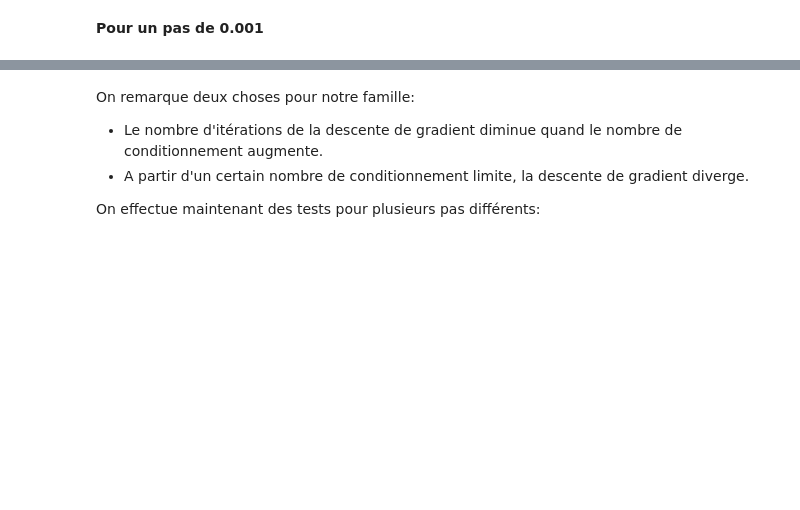
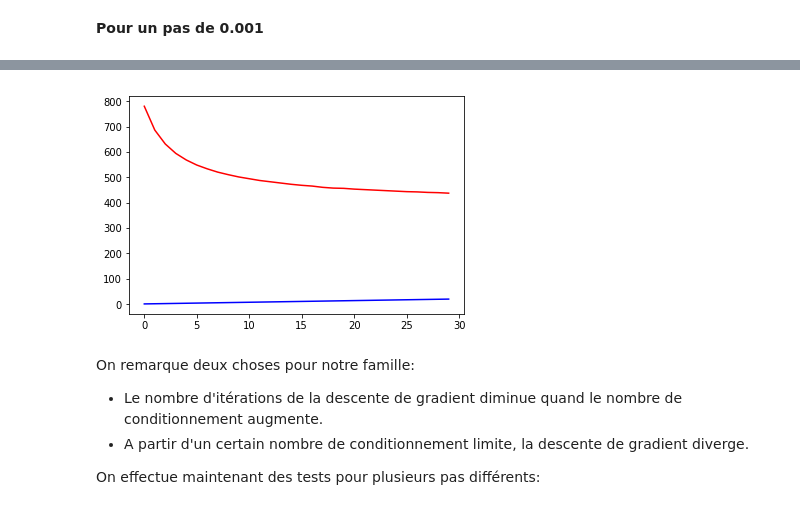
Before and after one commit to Garfounkel/Convex-Optimisation, a Jupyter notebook: ocvx_exam2_2019.ipynb, the cells around one changed output, grey strips where cells are left out. Cells and saved outputs as stored; diff of their text form; code cells hidden in the pictures; blank space fills up the shorter version.

```diff
--- a/ocvx_exam2_2019.ipynb
+++ b/ocvx_exam2_2019.ipynb
@@ -105,3 +120,7 @@ eval_nb_iterations(0.001, 3000, 1993)
+# %%
+eval_nb_iterations(0.01, 30, 20)
+# %% [output]
+[figure, added]
 # %% [markdown]
 On remarque deux choses pour notre famille:
 - Le nombre d'itérations de la descente de gradient diminue quand le nombre de conditionnement augmente.
```
Also changed, not shown: parts of 8 cells of this notebook.
